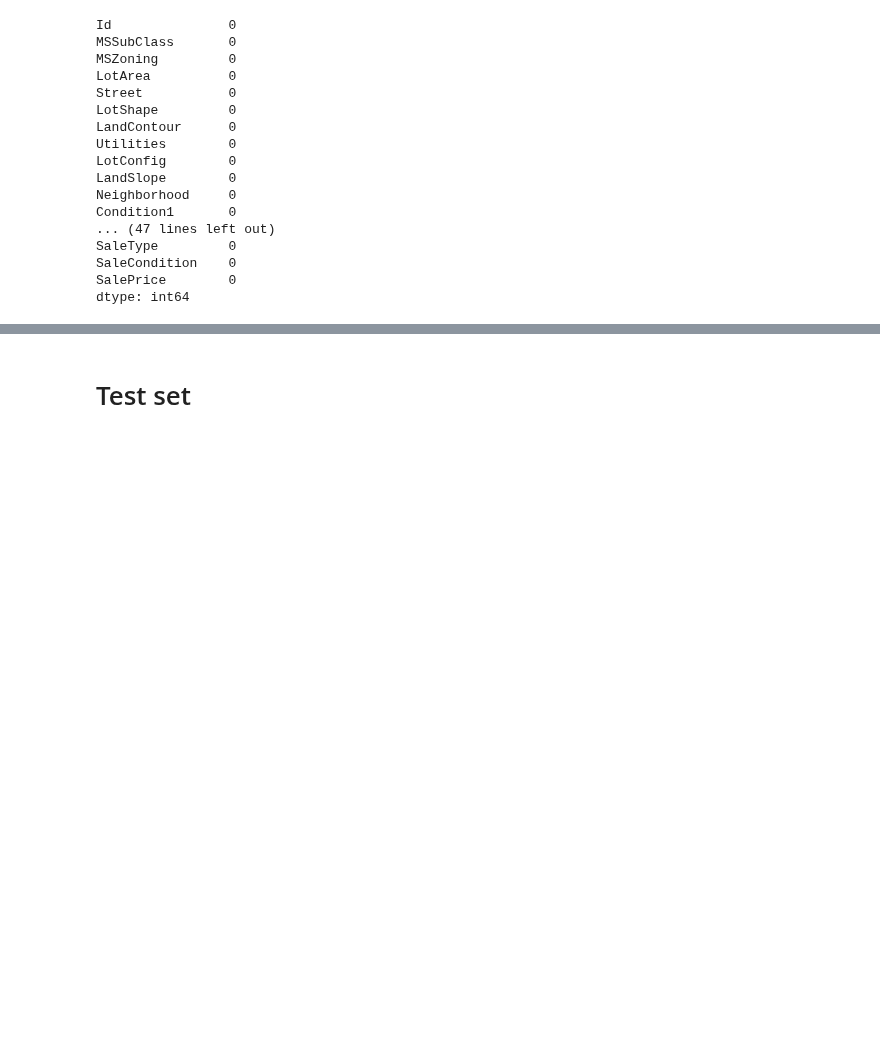
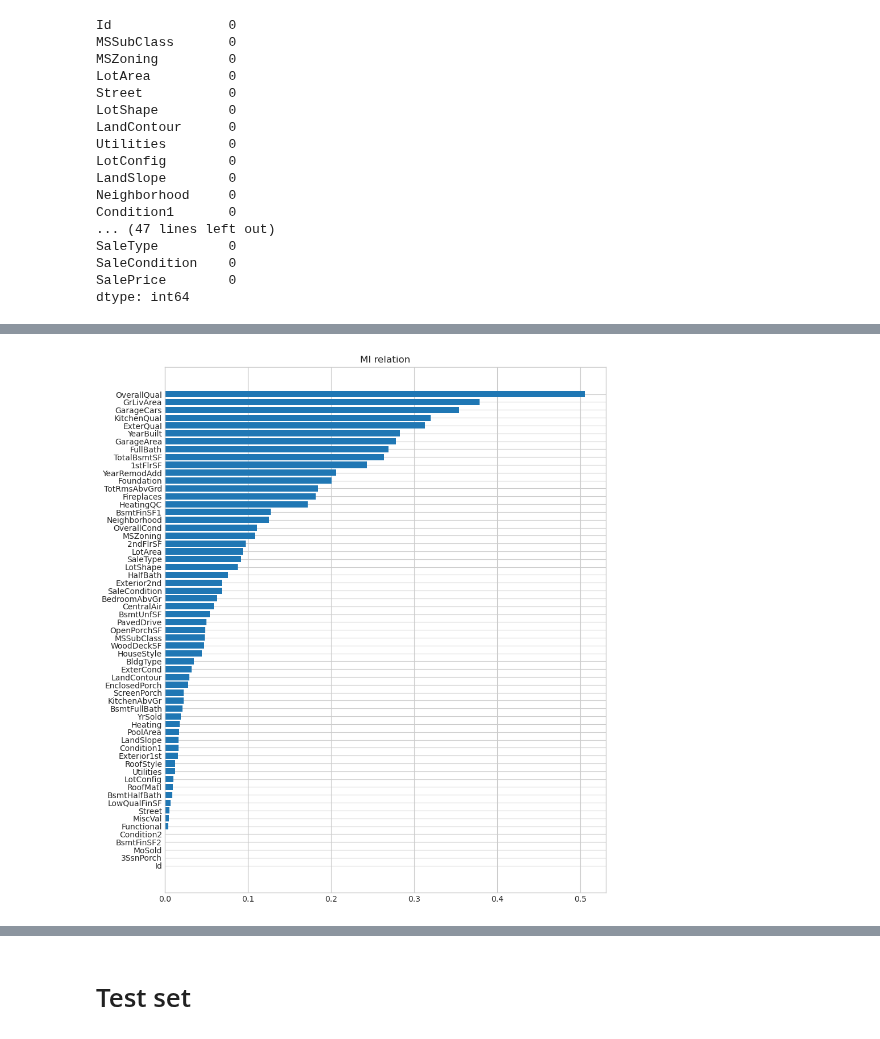
Before and after one commit to yunmokoo/Kaggle_Testing, a Jupyter notebook: housing-price-aug-16.ipynb, the cells around one changed output, grey strips where cells are left out. Saved outputs shown, nothing was run; the diff lists cells and outputs as text; code cells hidden in the pictures; blank space fills up the shorter version.

```diff
--- a/housing-price-aug-16.ipynb
+++ b/housing-price-aug-16.ipynb
@@ -181,0 +183,4 @@ None
+# %%
+binfo_df = pd.DataFrame(binfo)
+binfo_df.rename(columns = {0:'MI'}, inplace = True)
+binfo_df['Features'] = X.columns
@@ -181,0 +215,3 @@ None
+# %%
+binfo_df = binfo_df.sort_values(by ='MI', ascending = False)
+binfo_df
@@ -181,0 +241,14 @@ None
+# %%
+def plot_mi(df, sort_name, y_name, title):
+    df = df.sort_values(by=sort_name, ascending=True)
+    width = np.arange(len(df))
+    tick = list(df[y_name])
+    plt.barh(width, df[sort_name])
+    plt.yticks(width, tick)
+    plt.title(title)
+    plt.show()
+# %%
+plt.figure(dpi=100, figsize=(10, 12))
+plot_mi(binfo_df, 'MI', 'Features', "MI relation")
+# %% [output]
+[figure, added]
```
Also changed, not shown: parts of 15 cells of this notebook.
